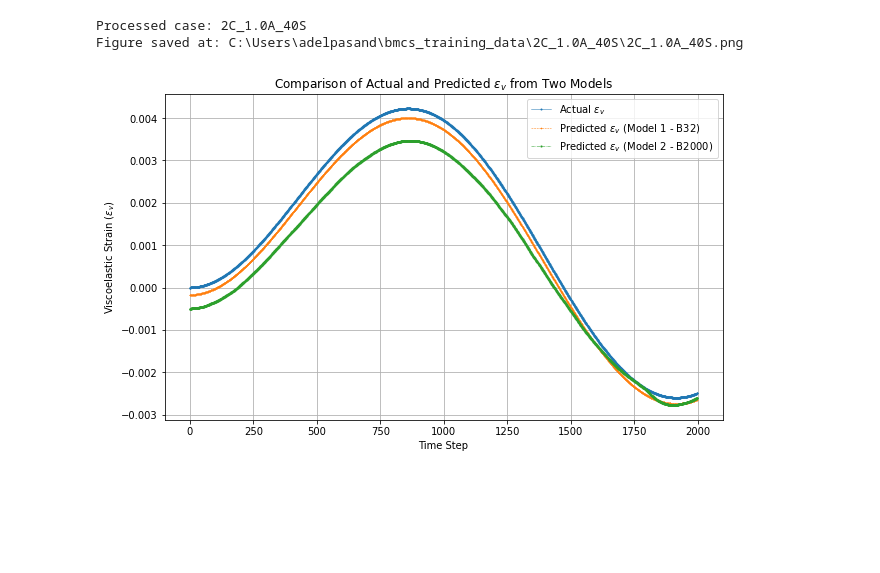
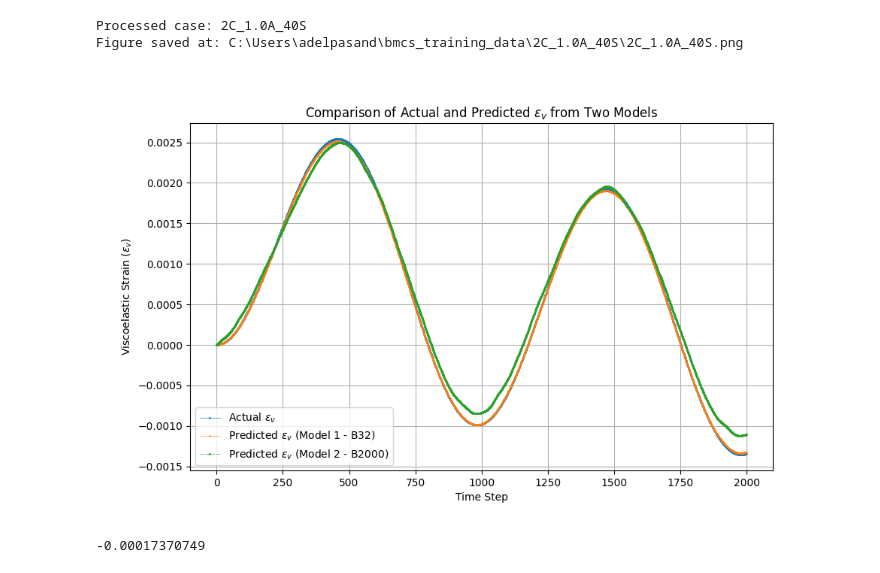
Before and after one commit to bmcs-group/bmcs_ml, a Jupyter notebook: bmcs_ml/ml_eps_v_predictor/pridiction_check.ipynb, the cells around one changed output. Saved outputs shown, nothing was run; the diff lists cells and outputs as text; code cells hidden in the pictures; blank space fills up the shorter version.

```diff
--- a/bmcs_ml/ml_eps_v_predictor/pridiction_check.ipynb
+++ b/bmcs_ml/ml_eps_v_predictor/pridiction_check.ipynb
@@ -83,7 +84,7 @@ Processed case: 2C_1.0A_40S
 Figure saved at: C:\Users\adelpasand\bmcs_training_data\2C_1.0A_40S\2C_1.0A_40S.png
 # %%
 # Load the .npy file
-sample_data_1 = np.load(data_root_dir / '2C_1.0A' / 'Pi_data_2C_1.0A.npy')
+sample_data_1 = np.load(data_root_dir / '4C_1.0A' / 'Pi_data_4C_1.0A.npy')
 # sample_data_1 = np.load(data_root_dir / '2C_1.0A_40S' / 'Pi_data_2C_1.0A_40S.npy')
 # %%
 # Extract input and target values
@@ -104,43 +105,46 @@ std = dataset.std
 input_normalized = (input_tensor - mean) / (std + 1e-8)  # Avoid division by zero
 input_tensor = torch.tensor(input_normalized, dtype=torch.float32)
 # %%
-import torch
-import matplotlib.pyplot as plt
 
+%matplotlib widget
 # Load model class
 device = torch.device("cuda" if torch.cuda.is_available() else "cpu")
 
 # Load first model
 model_1 = VE_TimeIntegrationPredictor().to(device)
 model_1.load_state_dict(torch.load("ve_ivp_e100_b32.pth", map_location=device))
 model_1.eval()
 
 # Load second model
 model_2 = VE_TimeIntegrationPredictor().to(device)
 model_2.load_state_dict(torch.load("ve_ivp_e100_b2000.pth", map_location=device))
 model_2.eval()
 
 # Move input to device
 input_tensor = input_tensor.to(device)
 
 # Make predictions using both models
 with torch.no_grad():
     predictions_1 = model_1(input_tensor).cpu().numpy().flatten()
     predictions_2 = model_2(input_tensor).cpu().numpy().flatten()
 
 # Plot actual vs. predicted viscoelastic strain
 plt.figure(figsize=(10, 6))
 plt.plot(eps_v_next, label='Actual $\epsilon_v$', linestyle='-', marker='o', markersize=1, linewidth=0.5)
-plt.plot(predictions_1, label='Predicted $\epsilon_v$ (Model 1 - B32)', linestyle='--', marker='x', markersize=1, linewidth=0.5)
-plt.plot(predictions_2, label='Predicted $\epsilon_v$ (Model 2 - B2000)', linestyle='-.', marker='s', markersize=1, linewidth=0.5)
+plt.plot(predictions_1-predictions_1[0], label='Predicted $\epsilon_v$ (Model 1 - B32)', linestyle='--', marker='x', markersize=1, linewidth=0.5)
+plt.plot(predictions_2-predictions_2[0], label='Predicted $\epsilon_v$ (Model 2 - B2000)', linestyle='-.', marker='s', markersize=1, linewidth=0.5)
 
 
 plt.xlabel("Time Step")
 plt.ylabel("Viscoelastic Strain ($\epsilon_v$)")
 plt.legend()
 plt.title("Comparison of Actual and Predicted $\epsilon_v$ from Two Models")
 plt.grid()
 plt.show()
 # %% [output]
-[figure, old version]
+[figure, new version]
+# %%
+print(predictions_1[0])
+# %% [output]
+-0.00017370749
 # %%
```
Also changed, not shown: parts of 3 cells of this notebook, 9 other files.
